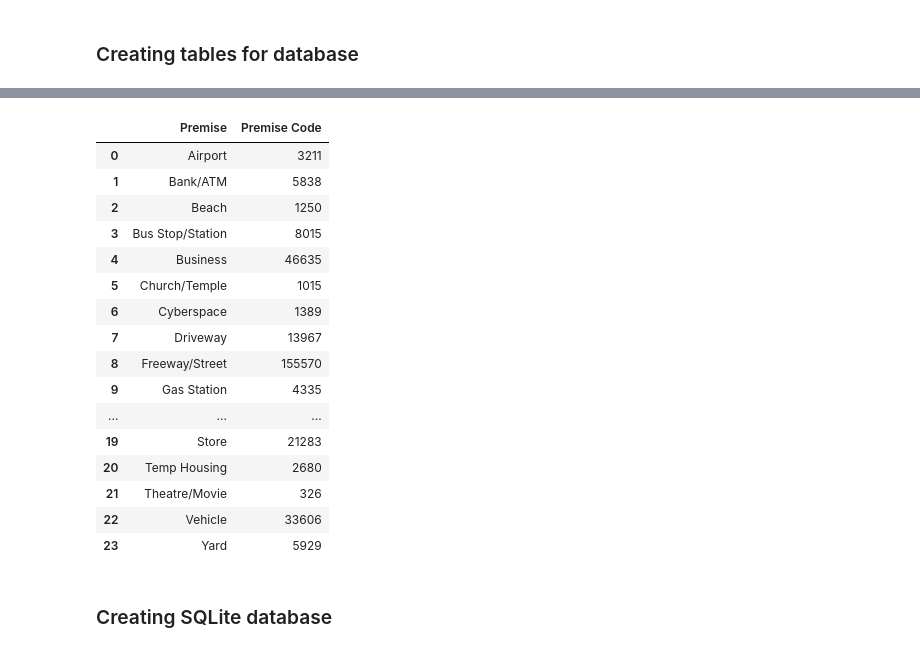
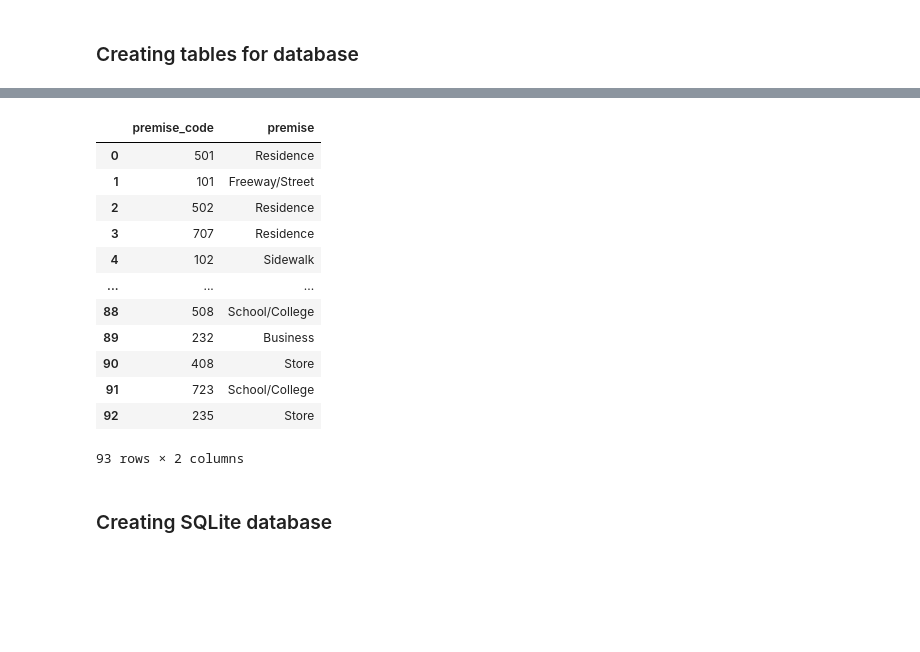
Before and after one commit to the-liat/Crime-in-Los-Angeles, a Jupyter notebook: LA_crime_data_cleanup.ipynb, the cells around one changed output, grey strips where cells are left out. Saved outputs shown, nothing was run; the diff lists cells and outputs as text; code cells hidden in the pictures; blank space fills up the shorter version.

```diff
--- a/LA_crime_data_cleanup.ipynb
+++ b/LA_crime_data_cleanup.ipynb
@@ -578,6 +593,6 @@ Name: Age Catg, dtype: int64
 # %%
 # extract the year and month from the datetime column
-la_crime['Year'] = la_crime['date'].dt.year
-la_crime['Month'] = la_crime['date'].dt.month
-la_crime['Year'].value_counts()
+la_crime['year'] = la_crime['date'].dt.year
+la_crime['month'] = la_crime['date'].dt.month
+la_crime['year'].value_counts()
 # %% [output]
@@ -590,6 +615,6 @@ Name: Year, dtype: int64
 # %%
 # recoding month values to names
-la_crime['Month Name'] = la_crime['Month'].map({
+la_crime['month_name'] = la_crime['month'].map({
     1: "January", 2: "February", 3: "March", 4: "April", 5: "May", 6: "June", 7: "July",
     8: "August", 9: "September", 10: "October", 11: "November", 12: "December"})
 la_crime.head()
@@ -604,7 +634,7 @@ la_crime.head()
 # %%
 #renaming columns
 la_crime = la_crime.rename(columns={
-    'DR_NO': "Incident Code", 'AREA': "Area Code", 'AREA NAME': "Area Name", 'Crm Cd': 'Crime Code',
-    'Premis Cd': "Premise Code", 'LAT': "lat", 'LON': 'lon'})
+    'DR_NO': "incident_id", 'AREA': "area_code", 'AREA NAME': "area_name", 'Crm Cd': 'crime_code',
+    'Premis Cd': "premise_code", 'LAT': "lat", 'LON': 'lon'})
 la_crime.columns
 # %% [output]
@@ -616,6 +646,6 @@ Index(['Incident Code', 'DATE OCC', 'Area Code', 'Area Name', 'Crime Code',
       dtype='object')
 # %%
 #renaming columns
-la_crime = la_crime.rename(columns={'Age Catg': 'Victim Age'})
+la_crime = la_crime.rename(columns={'age_catg': 'victim_age'})
 la_crime.columns
 # %% [output]
@@ -682,25 +758,22 @@ la_crime_type_table
 # %%
 # premise table
-la_premise_table = la_crime[['Premise Code', 'Premise']].groupby('Premise').count().reset_index()
+la_premise_table = la_crime[['premise_code', 'premise']].drop_duplicates().reset_index(drop = True)
+la_premise_table['premise_code'] = la_premise_table['premise_code'].astype(int)
 la_premise_table
 # %% [output]
-|  | Premise | Premise Code |
-| 0 | Airport | 3211 |
-| 1 | Bank/ATM | 5838 |
-| 2 | Beach | 1250 |
-| 3 | Bus Stop/Station | 8015 |
-| 4 | Business | 46635 |
-| 5 | Church/Temple | 1015 |
-| 6 | Cyberspace | 1389 |
-| 7 | Driveway | 13967 |
-| 8 | Freeway/Street | 155570 |
-| 9 | Gas Station | 4335 |
+|  | premise_code | premise |
+| 0 | 501 | Residence |
+| 1 | 101 | Freeway/Street |
+| 2 | 502 | Residence |
+| 3 | 707 | Residence |
+| 4 | 102 | Sidewalk |
 | ... | ... | ... |
-| 19 | Store | 21283 |
-| 20 | Temp Housing | 2680 |
-| 21 | Theatre/Movie | 326 |
-| 22 | Vehicle | 33606 |
-| 23 | Yard | 5929 |
+| 88 | 508 | School/College |
+| 89 | 232 | Business |
+| 90 | 408 | Store |
+| 91 | 723 | School/College |
+| 92 | 235 | Store |
+93 rows × 2 columns
 # %% [markdown]
 ### Creating SQLite database
 # %%
```
Also changed, not shown: parts of 19 cells of this notebook, 4 other files.
